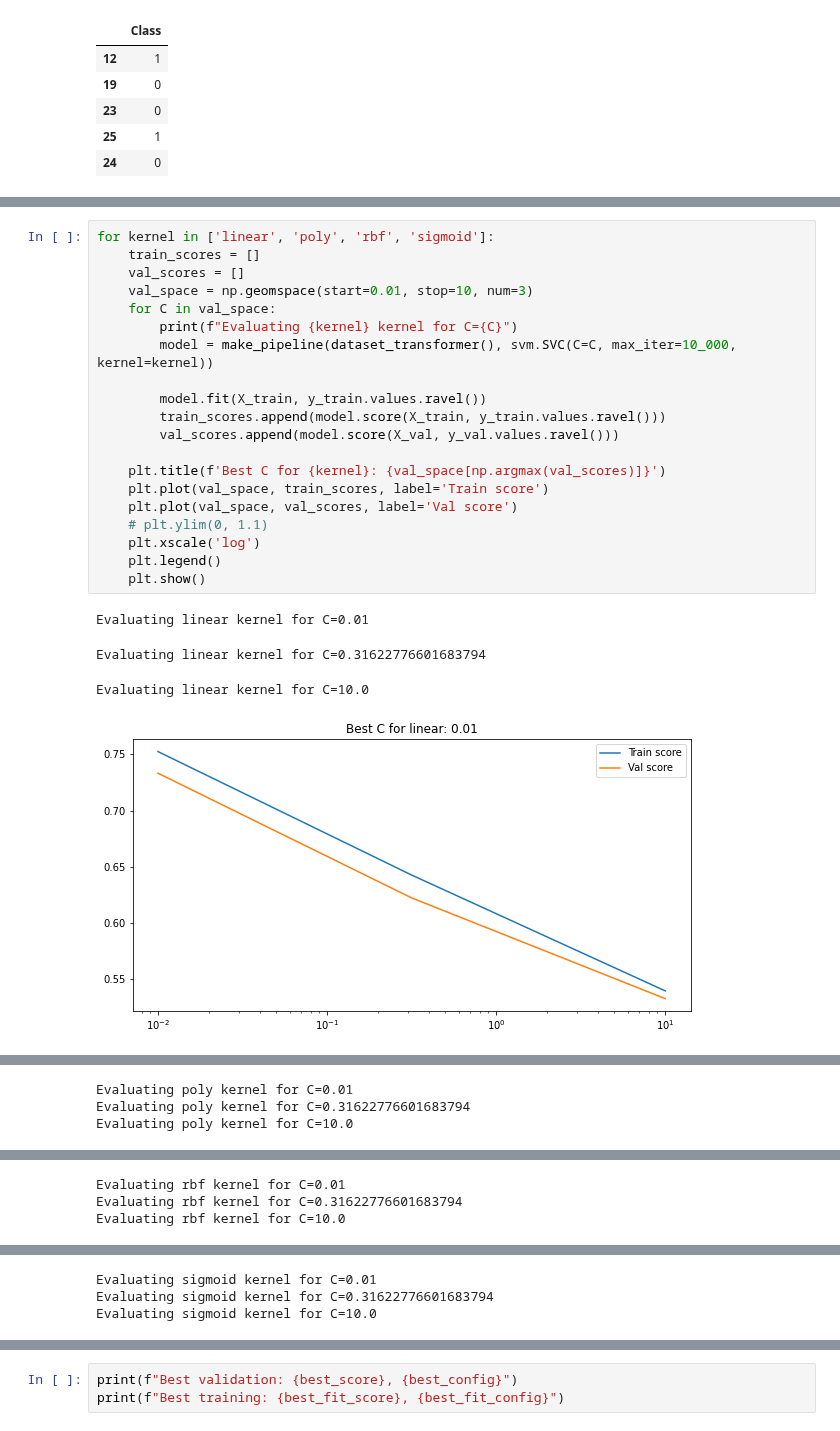
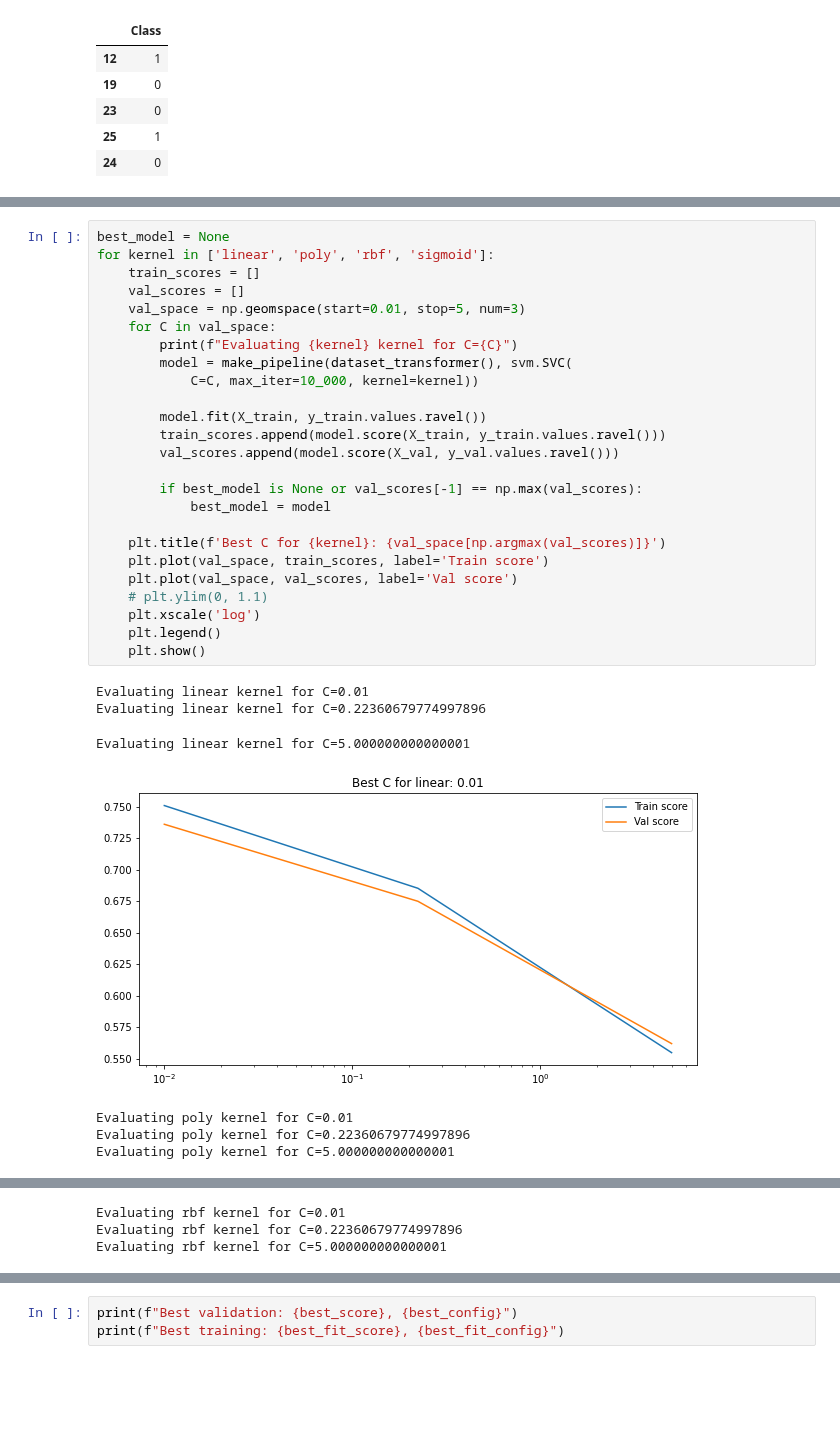
Before and after one commit to Eric-w-H/ORIE4741_Project, a Jupyter notebook: models/last-n-games-scores-only.ipynb, the cells around one changed output, grey strips where cells are left out. Cells and saved outputs as stored; diff of their text form; blank space fills up the shorter version.

```diff
--- a/models/last-n-games-scores-only.ipynb
+++ b/models/last-n-games-scores-only.ipynb
@@ -213,27 +189,35 @@ print(X_test.shape, y_test.shape)
 (5156, 53) (5156, 1)
 (5156, 53) (5156, 1)
 # %%
+best_model = None
 for kernel in ['linear', 'poly', 'rbf', 'sigmoid']:
     train_scores = []
     val_scores = []
-    val_space = np.geomspace(start=0.01, stop=10, num=3)
+    val_space = np.geomspace(start=0.01, stop=5, num=3)
     for C in val_space:
         print(f"Evaluating {kernel} kernel for C={C}")
-        model = make_pipeline(dataset_transformer(), svm.SVC(C=C, max_iter=10_000, kernel=kernel))
+        model = make_pipeline(dataset_transformer(), svm.SVC(
+            C=C, max_iter=10_000, kernel=kernel))
 
         model.fit(X_train, y_train.values.ravel())
         train_scores.append(model.score(X_train, y_train.values.ravel()))
         val_scores.append(model.score(X_val, y_val.values.ravel()))
+
+        if best_model is None or val_scores[-1] == np.max(val_scores):
+            best_model = model
 
     plt.title(f'Best C for {kernel}: {val_space[np.argmax(val_scores)]}')
     plt.plot(val_space, train_scores, label='Train score')
     plt.plot(val_space, val_scores, label='Val score')
     # plt.ylim(0, 1.1)
     plt.xscale('log')
     plt.legend()
     plt.show()
 # %% [output]
 Evaluating linear kernel for C=0.01
+Evaluating linear kernel for C=0.22360679774997896
-Evaluating linear kernel for C=0.31622776601683794
+Evaluating linear kernel for C=5.000000000000001
+[figure, new version]
-Evaluating linear kernel for C=10.0
+Evaluating poly kernel for C=0.01
+Evaluating poly kernel for C=0.22360679774997896
+Evaluating poly kernel for C=5.000000000000001
-[figure, old version]
@@ -240,3 +225,3 @@ Evaluating linear kernel for C=10.0
-Evaluating poly kernel for C=0.01
-Evaluating poly kernel for C=0.31622776601683794
-Evaluating poly kernel for C=10.0
+Evaluating rbf kernel for C=0.01
+Evaluating rbf kernel for C=0.22360679774997896
+Evaluating rbf kernel for C=5.000000000000001
@@ -244,3 +227,0 @@ Evaluating poly kernel for C=10.0
-Evaluating rbf kernel for C=0.01
-Evaluating rbf kernel for C=0.31622776601683794
-Evaluating rbf kernel for C=10.0
@@ -248,3 +227,0 @@ Evaluating rbf kernel for C=10.0
-Evaluating sigmoid kernel for C=0.01
-Evaluating sigmoid kernel for C=0.31622776601683794
-Evaluating sigmoid kernel for C=10.0
```
Also changed, not shown: parts of 6 cells of this notebook.
